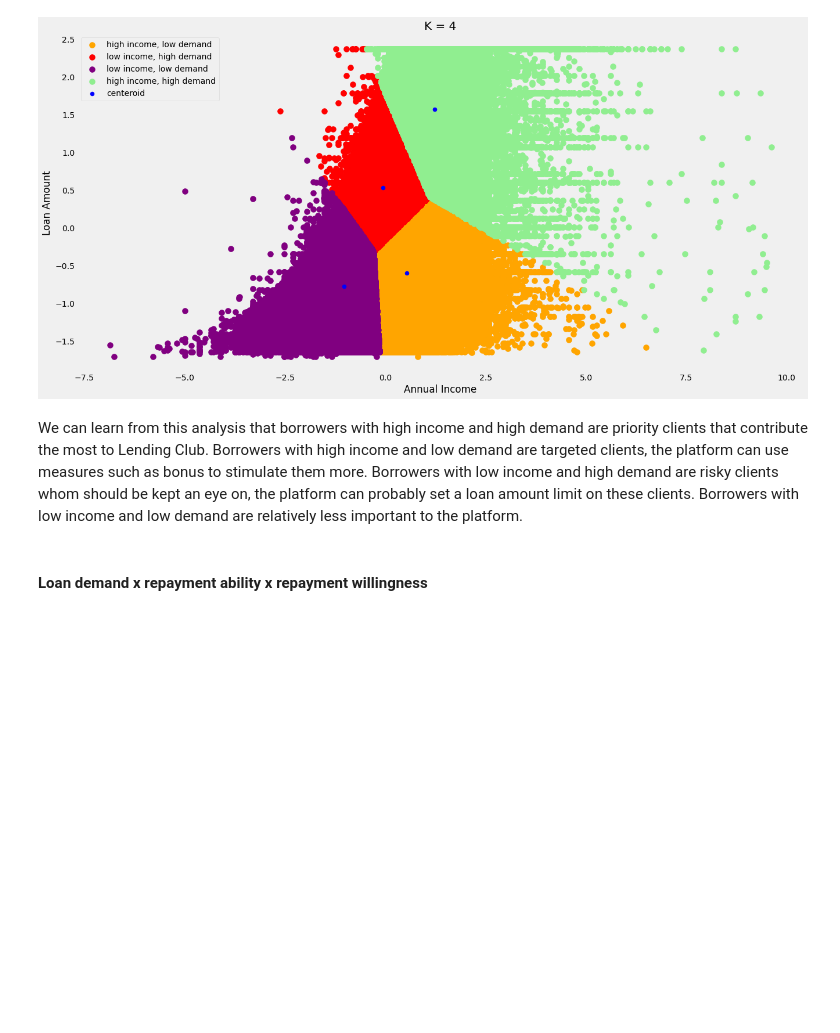
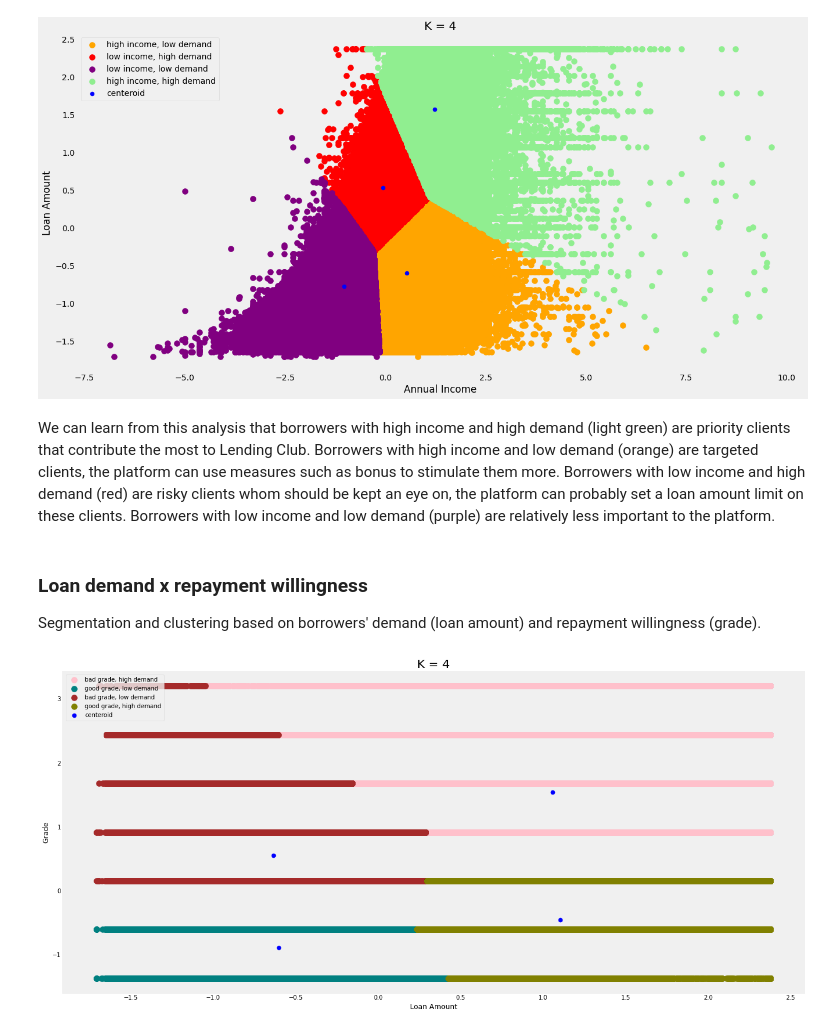
Before and after one commit to YingcanCarolWang/project-LC, a Jupyter notebook: Loan_data_analysis.ipynb, the cells around one changed output. Drawn from its saved outputs; the diff is of its cells as text; code cells hidden in the pictures; blank space fills up the shorter version.

```diff
--- a/Loan_data_analysis.ipynb
+++ b/Loan_data_analysis.ipynb
@@ -469,6 +483,29 @@ plt.show()
 # %% [output]
 [figure]
 # %% [markdown]
-We can learn from this analysis that borrowers with high income and high demand are priority clients that contribute the most to Lending Club. Borrowers with high income and low demand are targeted clients, the platform can use measures such as bonus to stimulate them more. Borrowers with low income and high demand are risky clients whom should be kept an eye on, the platform can probably set a loan amount limit on these clients. Borrowers with low income and low demand are relatively less important to the platform.
+We can learn from this analysis that borrowers with high income and high demand (light green) are priority clients that contribute the most to Lending Club. Borrowers with high income and low demand (orange) are targeted clients, the platform can use measures such as bonus to stimulate them more. Borrowers with low income and high demand (red) are risky clients whom should be kept an eye on, the platform can probably set a loan amount limit on these clients. Borrowers with low income and low demand (purple) are relatively less important to the platform.
 # %% [markdown]
-#### Loan demand x repayment ability x repayment willingness
+### Loan demand x repayment willingness
+Segmentation and clustering based on borrowers' demand (loan amount) and repayment willingness (grade).
+# %%
+data3 = df_cluster_scaled[:,[0,2]]
+# %%
+#k = 4
+km = KMeans(n_clusters = 4, init = 'k-means++', max_iter = 300, n_init = 10, random_state = 1)
+y_means = km.fit_predict(data3)
+# %%
+plt.figure(figsize=(20,10))
+plt.scatter(data3[y_means == 0, 0], data3[y_means == 0, 1], s = 100, c = 'pink', label = 'bad grade, high demand')
+plt.scatter(data3[y_means == 1, 0], data3[y_means == 1, 1], s = 100, c = 'teal', label = 'good grade, low demand')
+plt.scatter(data3[y_means == 2, 0], data3[y_means == 2, 1], s = 100, c = 'brown', label = 'bad grade, low demand')
+plt.scatter(data3[y_means == 3, 0], data3[y_means == 3, 1], s = 100, c = 'olive', label = 'good grade, high demand')
+plt.scatter(km.cluster_centers_[:,0], km.cluster_centers_[:, 1], s = 50, c = 'blue' , label = 'centeroid')
+
+plt.title('K = 4', fontsize = 20)
+plt.xlabel('Loan Amount')
+plt.ylabel('Grade')
+plt.legend()
+plt.grid()
+plt.show()
+# %% [output]
+[figure, added]
```
Also changed, not shown: parts of 93 cells of this notebook.
